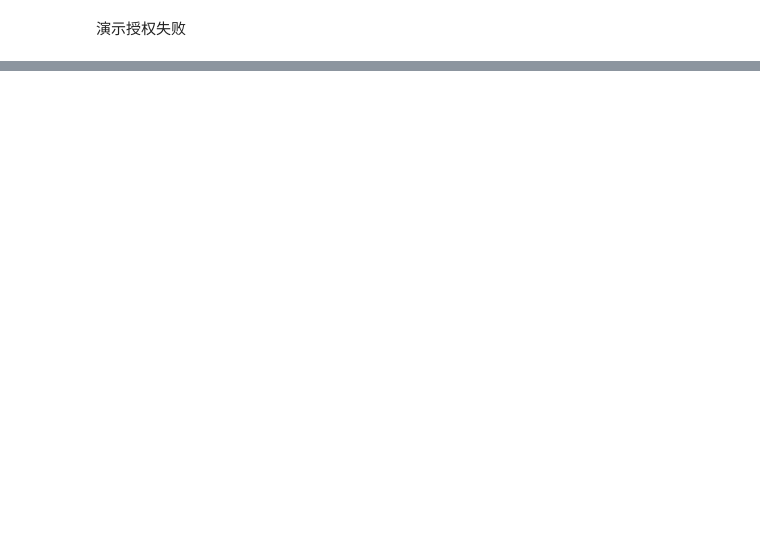
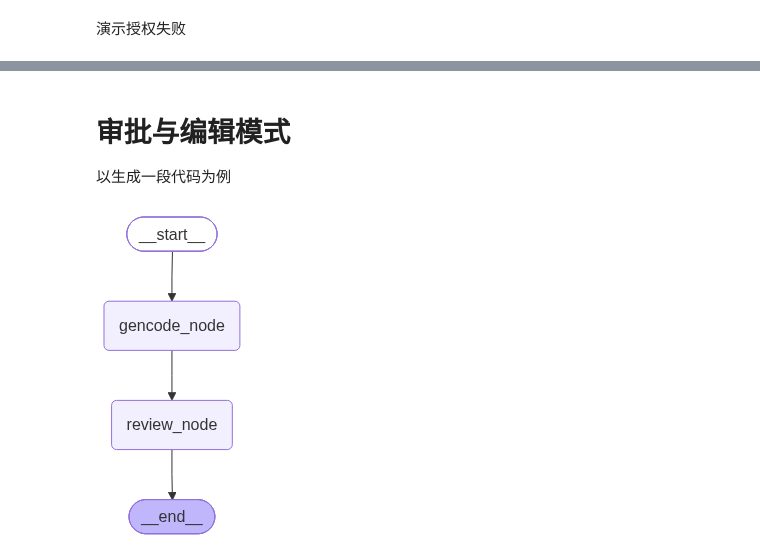
Before and after one commit to upangka/langchain-cn-playground, a Jupyter notebook: 02-langgraph-core/05-中断interrupt.ipynb, the cells around one changed output, grey strips where cells are left out. Drawn from its saved outputs; the diff is of its cells as text; code cells hidden in the pictures; blank space fills up the shorter version.

```diff
--- a/02-langgraph-core/05-中断interrupt.ipynb
+++ b/02-langgraph-core/05-中断interrupt.ipynb
@@ -249,2 +247,40 @@ result
 是否同意调用大模型
 {'topic': 'Python', 'result': '请求被拒绝', 'is_approved': False}
+# %% [markdown]
+# 审批与编辑模式
+
+以生成一段代码为例
+# %%
+from langchain.messages import HumanMessage, SystemMessage
+from langgraph.graph.message import MessagesState
+
+
+class ReviewCodeState(MessagesState):
+    user_input: str
+    generate_code: str
+    reviewed_code: str
+
+
+def gencode_node(state: ReviewCodeState):
+    messages = state["messages"] + [HumanMessage(state["user_input"])]
+    ai_msg = llm.invoke(messages)
+    logger.info("代码生成成功")
+    return {"generate_code": ai_msg.content}
+
+
+def review_node(state: ReviewCodeState):
+    reviewed_code = interrupt(
+        {"instruct": "请审核生成的代码", "code": state["generate_code"]}
+    )
+    logger.info("用户审核代码并修改代码")
+    return {"reviewed_code": reviewed_code}
+# %%
+graph_builder = StateGraph(state_schema=ReviewCodeState)
+graph_builder.add_edge(START, "gencode_node")
+graph_builder.add_sequence([gencode_node, review_node])
+graph_builder.add_edge("review_node", END)
+graph = graph_builder.compile(checkpointer=InMemorySaver())
+# %%
+graph
+# %% [output]
+[figure, added]
```
Also changed, not shown: parts of 18 cells of this notebook.
